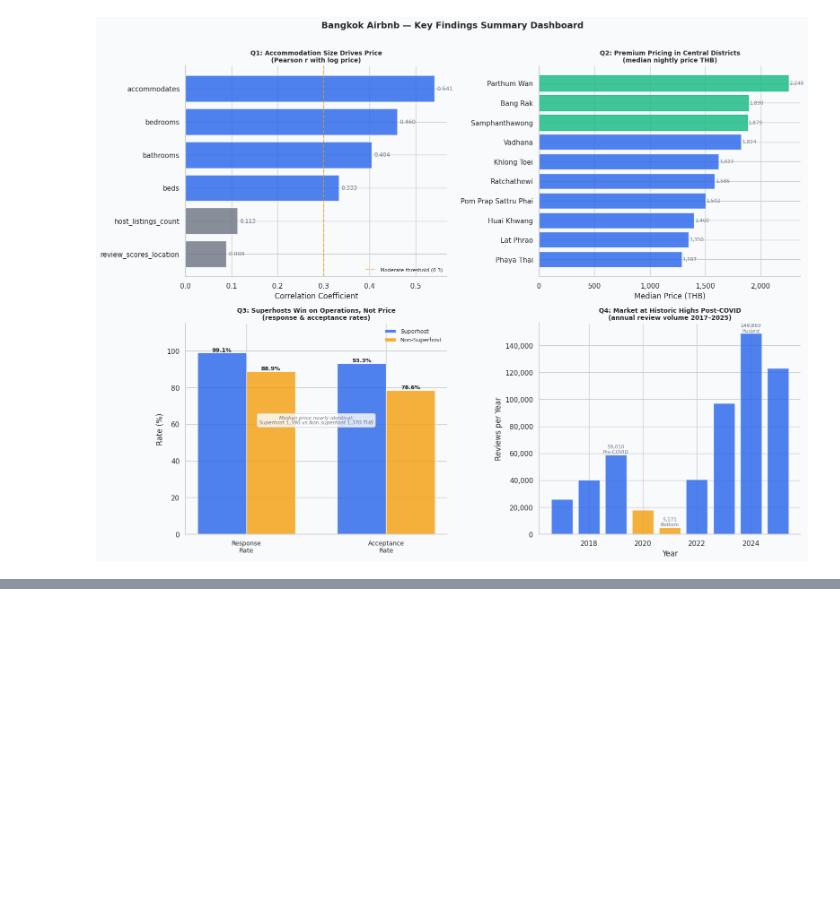
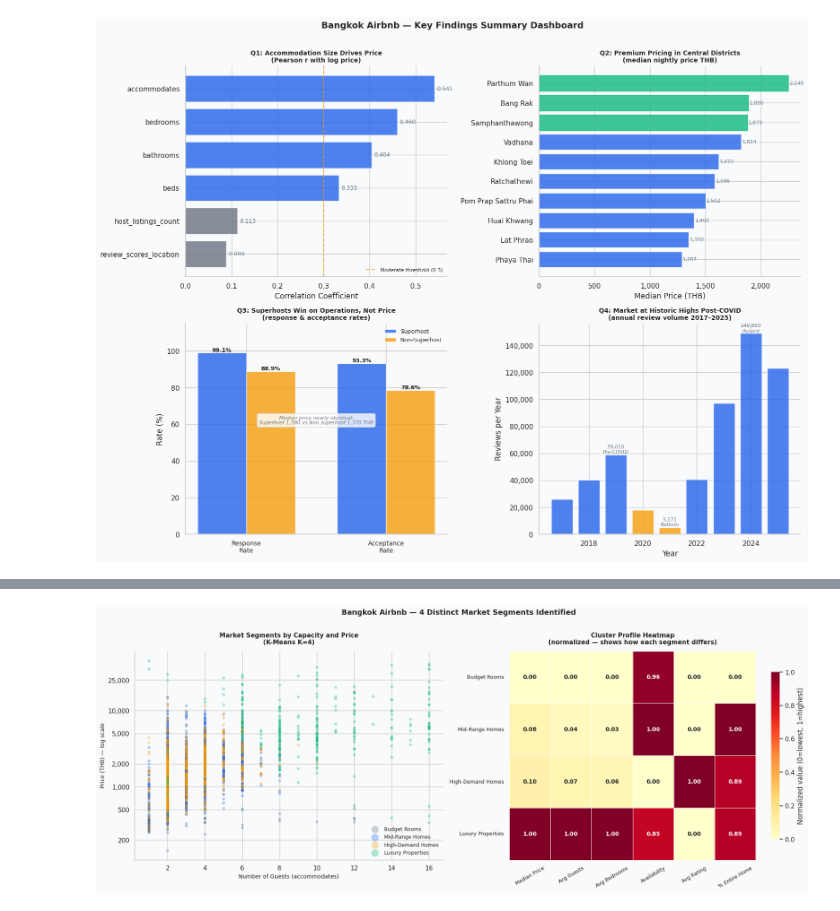
Before and after one commit to taghoutii/airbnb-eda, a Jupyter notebook: notebooks/01_eda.ipynb, the cells around one changed output, grey strips where cells are left out. Saved outputs shown, nothing was run; the diff lists cells and outputs as text; code cells hidden in the pictures; blank space fills up the shorter version.

```diff
--- a/notebooks/01_eda.ipynb
+++ b/notebooks/01_eda.ipynb
@@ -2002,0 +2271,13 @@ already constrained.
+# %%
+# Map cluster numbers to meaningful market segment names
+cluster_names = {
+    0: 'Budget Rooms',
+    1: 'Mid-Range Homes',
+    2: 'Luxury Properties',
+    3: 'High-Demand Homes'
+}
+
+listings_clean['cluster_name'] = listings_clean['cluster'].map(cluster_names)
+
+print("Cluster names assigned:")
+print(listings_clean['cluster_name'].value_counts())
@@ -2002,0 +2292,81 @@ already constrained.
+# %%
+fig, axes = plt.subplots(1, 2, figsize=(18, 7))
+
+cluster_colors = {
+    'Budget Rooms':      COLORS['neutral'],
+    'Mid-Range Homes':   COLORS['primary'],
+    'High-Demand Homes': COLORS['secondary'],
+    'Luxury Properties': COLORS['accent']
+}
+
+# --- LEFT: Scatter plot — unchanged ---
+ax = axes[0]
+
+sample = listings_clean.dropna(subset=['accommodates', 'price', 'cluster_name'])
+if len(sample) > 5000:
+    sample = sample.sample(5000, random_state=42)
+
+for name, color in cluster_colors.items():
+    mask = sample['cluster_name'] == name
+    ax.scatter(sample.loc[mask, 'accommodates'],
+               np.log1p(sample.loc[mask, 'price']),
+               color=color, alpha=0.3, s=15, label=name)
+
+tick_positions = np.log1p([200, 500, 1000, 2000, 5000, 10000, 25000])
+ax.set_yticks(tick_positions)
+ax.set_yticklabels(['200', '500', '1,000', '2,000', '5,000', '10,000', '25,000'])
+
+ax.set_title('Market Segments by Capacity and Price\n(K-Means K=4)',
+             fontsize=11, fontweight='bold', pad=12)
+ax.set_xlabel('Number of Guests (accommodates)', fontsize=10)
+ax.set_ylabel('Price (THB) — log scale', fontsize=10)
+ax.legend(frameon=False, fontsize=9, markerscale=3)
+
+# --- RIGHT: Cluster profile heatmap ---
+ax = axes[1]
+
+# Build normalized profile — z-score each feature so all are on same scale
+# This shows how each cluster deviates from the market average
+cluster_order = ['Budget Rooms', 'Mid-Range Homes', 'High-Demand Homes', 'Luxury Properties']
+profile_features = ['median_price', 'avg_accommodates', 'avg_bedrooms',
+                    'avg_availability', 'avg_rating', 'pct_entire_home']
+feature_labels   = ['Median Price', 'Avg Guests', 'Avg Bedrooms',
+                    'Availability', 'Avg Rating', '% Entire Home']
+
+# Get profile values in cluster order
+profile_matrix = cluster_profile.set_index('cluster')[profile_features]
+profile_matrix.index = [cluster_names[i] for i in profile_matrix.index]
+profile_matrix = profile_matrix.loc[cluster_order]
+
+# Normalize each column to 0-1 range for fair visual comparison
+# Without this, price (thousands) would dominate rating (0-5)
+from sklearn.preprocessing import MinMaxScaler
+normalized = MinMaxScaler().fit_transform(profile_matrix)
+normalized_df = pd.DataFrame(normalized,
+                              index=cluster_order,
+                              columns=feature_labels)
+
+sns.heatmap(normalized_df,
+            ax=ax,
+            cmap='YlOrRd',
+            annot=True,
+            fmt='.2f',
+            annot_kws={'size': 10, 'weight': 'bold'},
+            linewidths=0.5,
+            linecolor='white',
+            cbar_kws={'label': 'Normalized value (0=lowest, 1=highest)',
+                      'shrink': 0.8})
+
+ax.set_title('Cluster Profile Heatmap\n(normalized — shows how each segment differs)',
+             fontsize=11, fontweight='bold', pad=12)
+ax.set_xlabel('')
+ax.set_ylabel('')
+ax.tick_params(axis='x', rotation=30, labelsize=9)
+ax.tick_params(axis='y', rotation=0, labelsize=9)
+
+plt.suptitle('Bangkok Airbnb — 4 Distinct Market Segments Identified',
+             fontsize=13, fontweight='bold', y=1.01)
+plt.tight_layout()
+plt.show()
+# %% [output]
+[figure, added]
```
Also changed, not shown: parts of 13 cells of this notebook.
